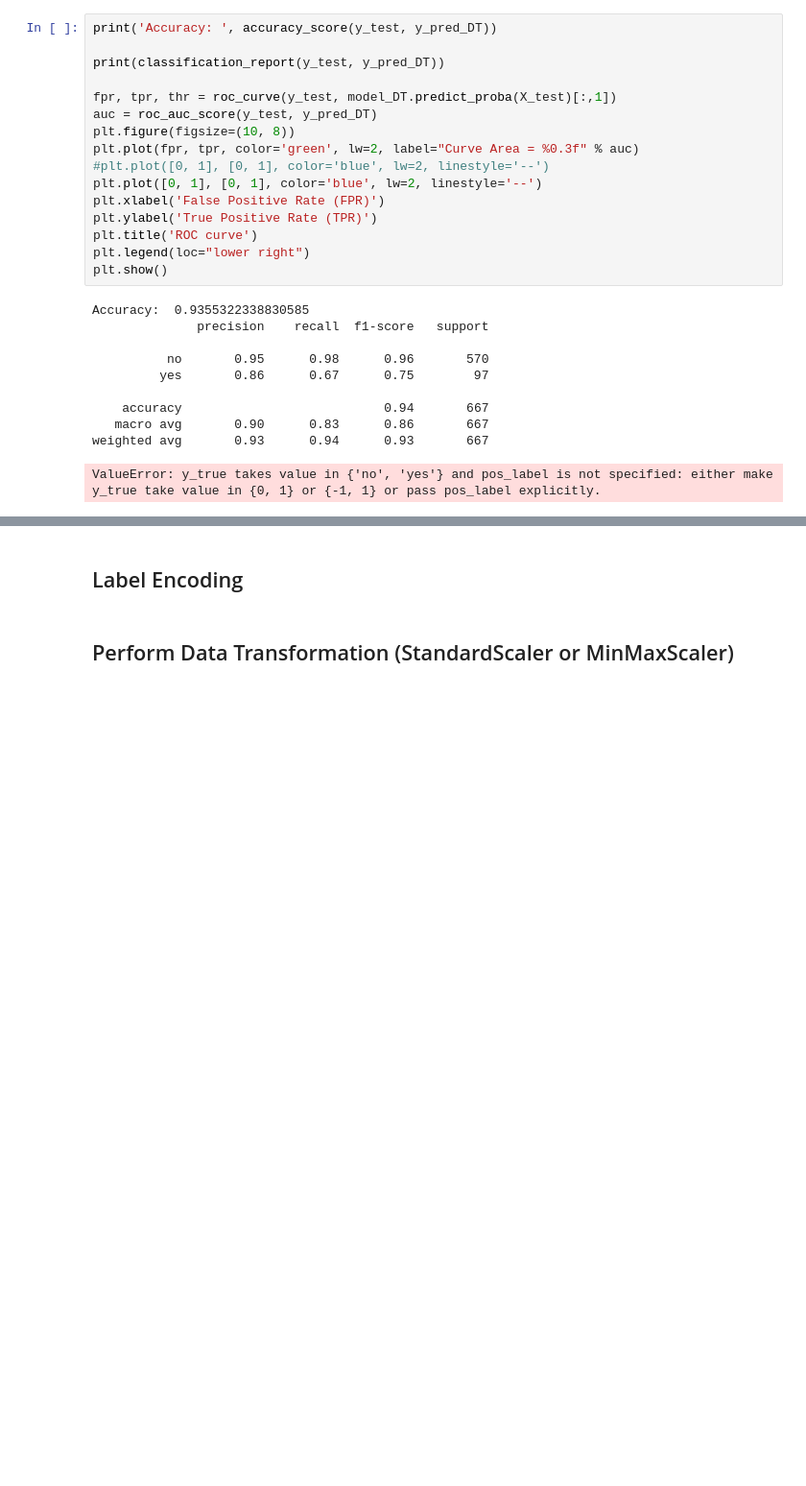
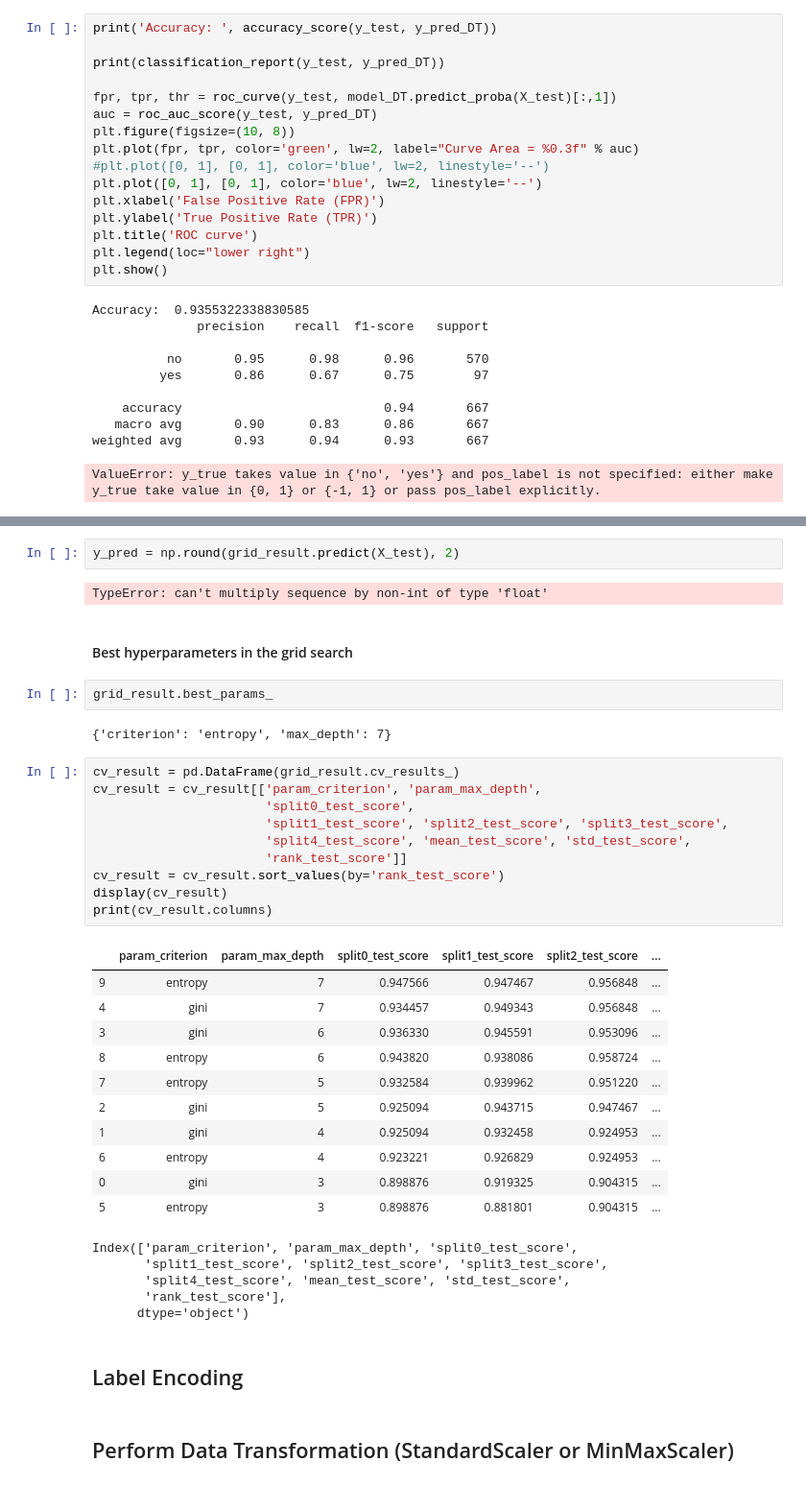
Before and after one commit to nabilatajrin/churn-data-analysis, a Jupyter notebook: churn_data_analysis.ipynb, the cells around one changed output, grey strips where cells are left out. Shown: that part at 96% size. Saved outputs shown, nothing was run; the diff lists cells and outputs as text; blank space fills up the shorter version.

```diff
--- a/churn_data_analysis.ipynb
+++ b/churn_data_analysis.ipynb
@@ -239,3 +269,40 @@ ValueError: y_true takes value in {'no', 'yes'} and pos_label is not specified:
+# %%
+y_pred = np.round(grid_result.predict(X_test), 2)
+# %% [output]
+TypeError: can't multiply sequence by non-int of type 'float'
+# %% [markdown]
+#### Best hyperparameters in the grid search
+# %%
+grid_result.best_params_
+# %% [output]
+{'criterion': 'entropy', 'max_depth': 7}
+# %%
+cv_result = pd.DataFrame(grid_result.cv_results_)
+cv_result = cv_result[['param_criterion', 'param_max_depth',
+                       'split0_test_score',
+                       'split1_test_score', 'split2_test_score', 'split3_test_score',
+                       'split4_test_score', 'mean_test_score', 'std_test_score',
+                       'rank_test_score']]
+cv_result = cv_result.sort_values(by='rank_test_score')
+display(cv_result)
+print(cv_result.columns)
+# %% [output]
+|  | param_criterion | param_max_depth | split0_test_score | split1_test_score | split2_test_score | ... |
+| 9 | entropy | 7 | 0.947566 | 0.947467 | 0.956848 | ... |
+| 4 | gini | 7 | 0.934457 | 0.949343 | 0.956848 | ... |
+| 3 | gini | 6 | 0.936330 | 0.945591 | 0.953096 | ... |
+| 8 | entropy | 6 | 0.943820 | 0.938086 | 0.958724 | ... |
+| 7 | entropy | 5 | 0.932584 | 0.939962 | 0.951220 | ... |
+| 2 | gini | 5 | 0.925094 | 0.943715 | 0.947467 | ... |
+| 1 | gini | 4 | 0.925094 | 0.932458 | 0.924953 | ... |
+| 6 | entropy | 4 | 0.923221 | 0.926829 | 0.924953 | ... |
+| 0 | gini | 3 | 0.898876 | 0.919325 | 0.904315 | ... |
+| 5 | entropy | 3 | 0.898876 | 0.881801 | 0.904315 | ... |
+Index(['param_criterion', 'param_max_depth', 'split0_test_score',
+       'split1_test_score', 'split2_test_score', 'split3_test_score',
+       'split4_test_score', 'mean_test_score', 'std_test_score',
+       'rank_test_score'],
+      dtype='object')
 # %% [markdown]
 ## Label Encoding
 # %% [markdown]
```
Also changed, not shown: parts of 12 cells of this notebook.
